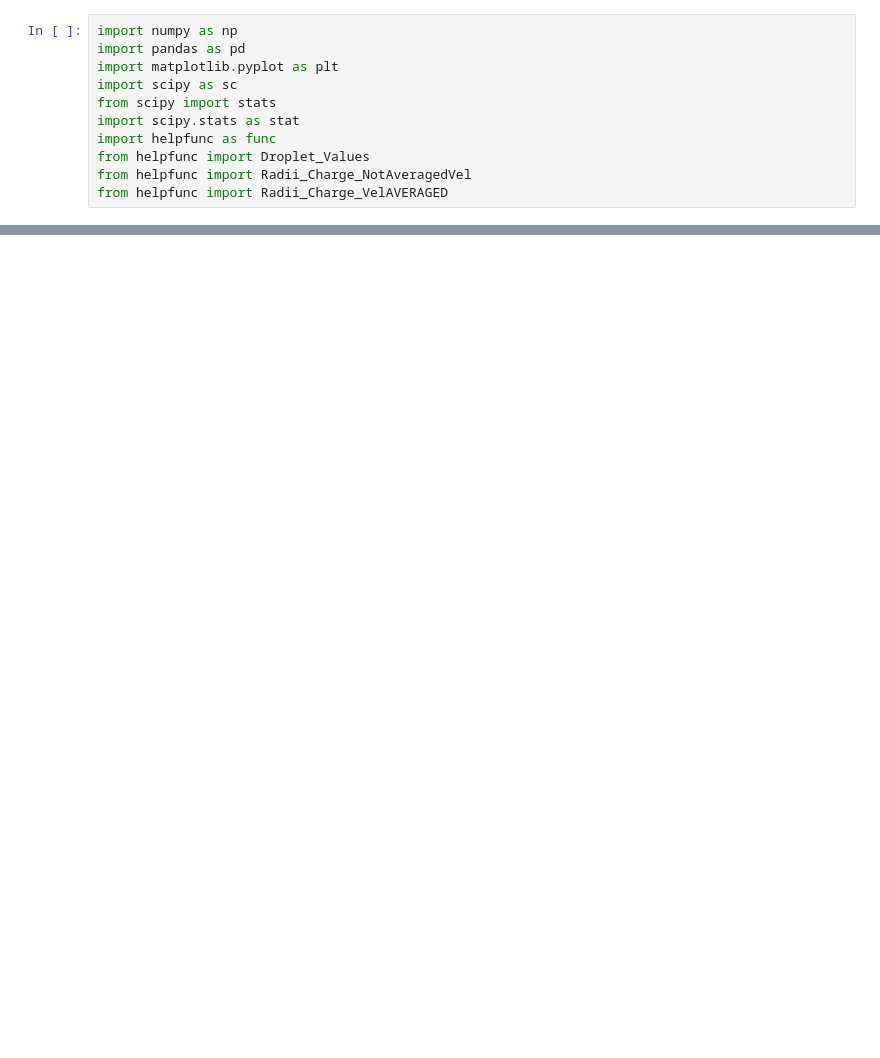
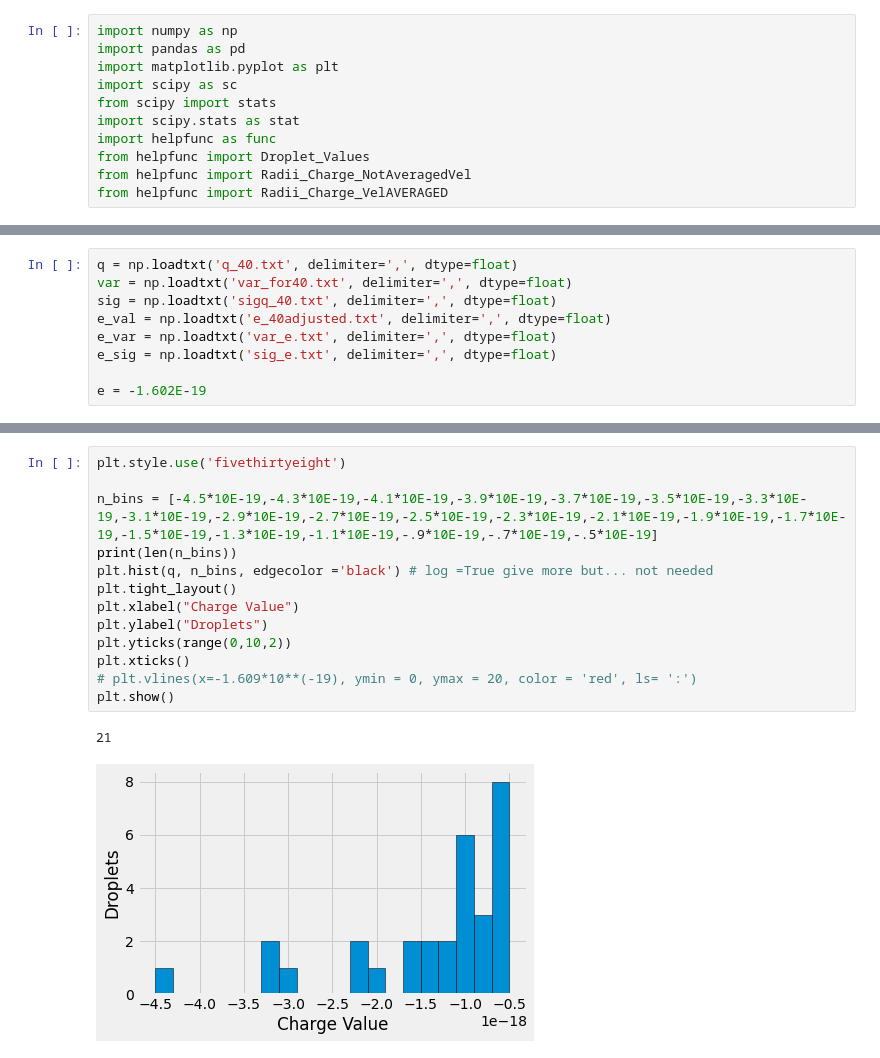
Before and after one commit to Drixitel/134-Lab-Spring-2023, a Jupyter notebook: Millikan/Code/Millikan-Code/Analysis.ipynb, the cells around one changed output, grey strips where cells are left out. Saved outputs shown, nothing was run; the diff lists cells and outputs as text; blank space fills up the shorter version.

```diff
--- a/Millikan/Code/Millikan-Code/Analysis.ipynb
+++ b/Millikan/Code/Millikan-Code/Analysis.ipynb
@@ -205,0 +12,9 @@ print(sigd)
+# %%
+q = np.loadtxt('q_40.txt', delimiter=',', dtype=float)
+var = np.loadtxt('var_for40.txt', delimiter=',', dtype=float)
+sig = np.loadtxt('sigq_40.txt', delimiter=',', dtype=float)
+e_val = np.loadtxt('e_40adjusted.txt', delimiter=',', dtype=float)
+e_var = np.loadtxt('var_e.txt', delimiter=',', dtype=float)
+e_sig = np.loadtxt('sig_e.txt', delimiter=',', dtype=float)
+
+e = -1.602E-19
@@ -205,0 +137,16 @@ print(sigd)
+# %%
+plt.style.use('fivethirtyeight')
+
+n_bins = [-4.5*10E-19,-4.3*10E-19,-4.1*10E-19,-3.9*10E-19,-3.7*10E-19,-3.5*10E-19,-3.3*10E-19,-3.1*10E-19,-2.9*10E-19,-2.7*10E-19,-2.5*10E-19,-2.3*10E-19,-2.1*10E-19,-1.9*10E-19,-1.7*10E-19,-1.5*10E-19,-1.3*10E-19,-1.1*10E-19,-.9*10E-19,-.7*10E-19,-.5*10E-19]
+print(len(n_bins))
+plt.hist(q, n_bins, edgecolor ='black') # log =True give more but... not needed
+plt.tight_layout()
+plt.xlabel("Charge Value")
+plt.ylabel("Droplets")
+plt.yticks(range(0,10,2))
+plt.xticks()
+# plt.vlines(x=-1.609*10**(-19), ymin = 0, ymax = 20, color = 'red', ls= ':')
+plt.show()
+# %% [output]
+21
+[figure, added]
```
Also changed, not shown: parts of 22 cells of this notebook, 9 other files.
